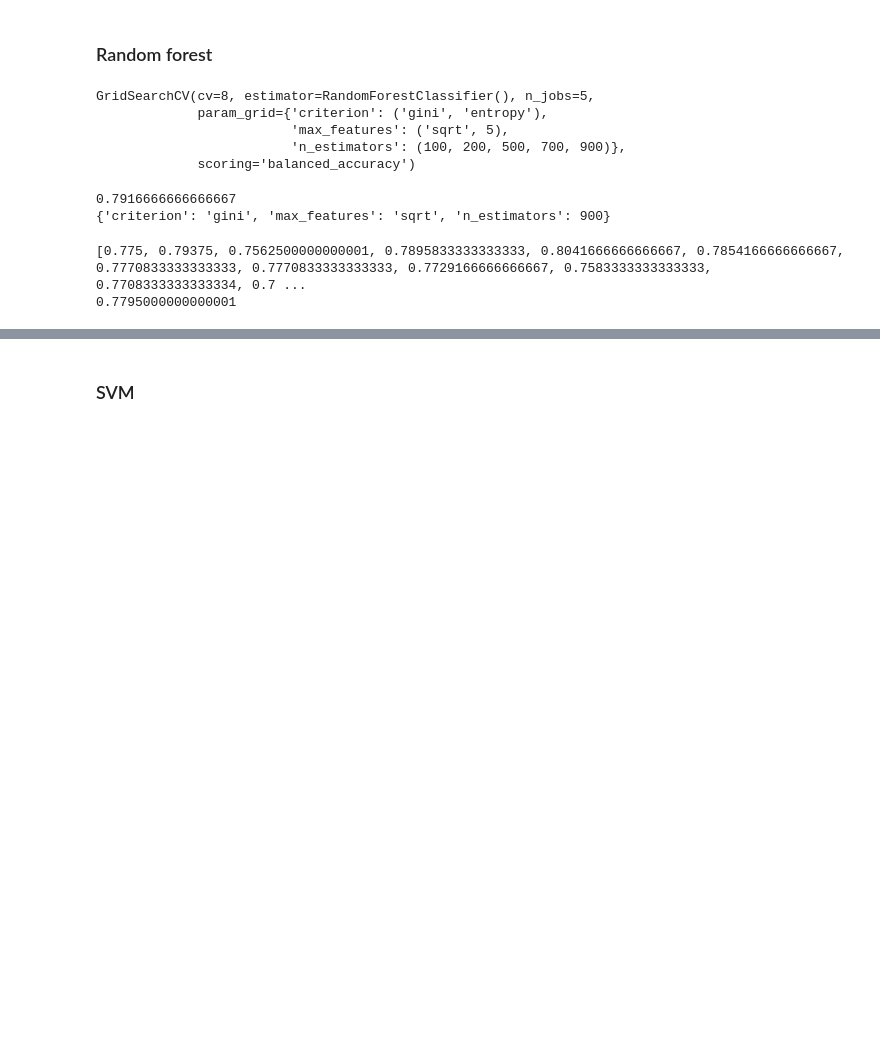
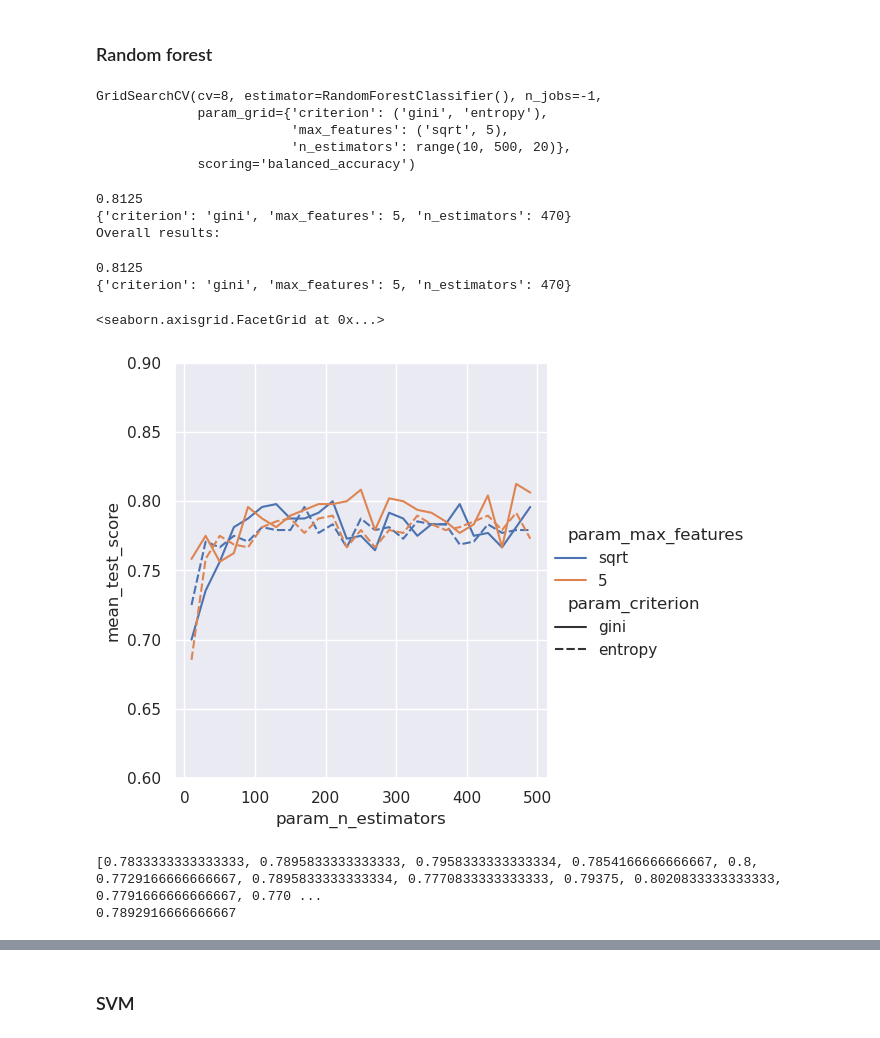
Before and after one commit to pettepiero/proglie, a Jupyter notebook: graphs.ipynb, the cells around one changed output, grey strips where cells are left out. Saved outputs shown, nothing was run; the diff lists cells and outputs as text; code cells hidden in the pictures; blank space fills up the shorter version.

```diff
--- a/graphs.ipynb
+++ b/graphs.ipynb
@@ -66,8 +67,10 @@ grid_param = {'criterion': ['gini', 'entropy'], 'min_samples_split': np.arange(2
 
 tree_cv = GridSearchCV(tree.DecisionTreeClassifier(), grid_param, cv=8, scoring='balanced_accuracy')
 tree_cv.fit(X, y)
-print(tree_cv.best_score_)   #result: 0.6791666666666667
-print(tree_cv.best_params_)  #result: {'criterion': 'entropy', 'min_samples_split': 4}
+print(tree_cv.best_score_)
+print(tree_cv.best_params_)
+criterion = tree_cv.best_params_["criterion"]
+min_samples_split = tree_cv.best_params_["min_samples_split"]
 # %% [output]
 GridSearchCV(cv=8, estimator=DecisionTreeClassifier(),
              param_grid={'criterion': ['gini', 'entropy'],
@@ -79,6 +82,5 @@ GridSearchCV(cv=8, estimator=DecisionTreeClassifier(),
 # %%
 # Dati per grafico Single Tree - tentativo 1
-
 TREE = []
 
 for i in range(50):
@@ -88,7 +90,7 @@ for i in range(50):
     # separating y from x and eliminating specimen number variable
     X = df.iloc[:, 2:16]
     y = df.iloc[:, 0]
-    clf_T1 = cross_validate(DecisionTreeClassifier(criterion = "entropy", min_samples_split = 4), X, y, cv=8, scoring = "balanced_accuracy")
+    clf_T1 = cross_validate(DecisionTreeClassifier(criterion = criterion, min_samples_split = min_samples_split), X, y, cv=8, scoring = "balanced_accuracy")
     scores_tree = np.mean(clf_T1["test_score"])
     TREE.append(scores_tree)
 
@@ -125,20 +127,43 @@ X = df.iloc[:, 2:16]
 y = df.iloc[:, 0]
 
 # griglia dei parametri su cui fare la ricerca
-grid_param = {"n_estimators": (100, 200, 500, 700, 900), 'criterion': ('gini', 'entropy'), 'max_features': ('sqrt', 5)}
+grid_param = {"n_estimators": range(10, 500, 20), 'criterion': ('gini', 'entropy'), 'max_features': ('sqrt', 5)}
 
-rf_cv = GridSearchCV(RandomForestClassifier(), grid_param, cv=8, scoring='balanced_accuracy', n_jobs=5)
+rf_cv = GridSearchCV(RandomForestClassifier(), grid_param, cv=8, scoring='balanced_accuracy', n_jobs=-1)
 rf_cv.fit(X, y)
-print(rf_cv.best_score_)    #result: 0.8145833333333333
-print(rf_cv.best_params_)   #result: {'criterion': 'gini', 'max_features': 'sqrt', 'n_estimators': 200}
+print(rf_cv.best_score_)
+print(rf_cv.best_params_)
+criterion = rf_cv.best_params_["criterion"]
+max_features = rf_cv.best_params_["max_features"]
+n_estimators = rf_cv.best_params_["n_estimators"]
+print("Overall results:")
+rf_results = pd.DataFrame.from_dict(rf_cv.cv_results_)
 # %% [output]
-GridSearchCV(cv=8, estimator=RandomForestClassifier(), n_jobs=5,
+GridSearchCV(cv=8, estimator=RandomForestClassifier(), n_jobs=-1,
              param_grid={'criterion': ('gini', 'entropy'),
                          'max_features': ('sqrt', 5),
-                         'n_estimators': (100, 200, 500, 700, 900)},
+                         'n_estimators': range(10, 500, 20)},
              scoring='balanced_accuracy')
-0.7916666666666667
-{'criterion': 'gini', 'max_features': 'sqrt', 'n_estimators': 900}
+0.8125
+{'criterion': 'gini', 'max_features': 5, 'n_estimators': 470}
+Overall results:
+# %%
+#plotting
+print(rf_cv.best_score_)
+print(rf_cv.best_params_)
+sns.set_theme()
+myplot = sns.relplot(data=rf_results,
+            x = rf_results["param_n_estimators"],
+            y = rf_results["mean_test_score"],
+            hue = rf_results["param_max_features"],
+            style = rf_results["param_criterion"],
+            kind = "line")
+myplot.set(ylim=(0.60, 0.90))
+# %% [output]
+0.8125
+{'criterion': 'gini', 'max_features': 5, 'n_estimators': 470}
+<seaborn.axisgrid.FacetGrid at 0x...>
+[figure, added]
 # %%
 # Dati per grafico Random Forest - tentativo 1
 
@@ -151,14 +176,14 @@ for i in range(50):
     # separating y from x and eliminating specimen number variable
     X = df.iloc[:, 2:16]
     y = df.iloc[:, 0]
-    clf_RF1 = cross_validate(RandomForestClassifier(n_estimators = 200, criterion = "gini", max_features= "sqrt"), X, y, cv=8, scoring = "balanced_accuracy", n_jobs = 5)
+    clf_RF1 = cross_validate(RandomForestClassifier(n_estimators = n_estimators, criterion = criterion, max_features= max_features), X, y, cv=8, scoring = "balanced_accuracy", n_jobs = 5)
     scores_RF = np.mean(clf_RF1["test_score"])
     RAN_FOR.append(scores_RF)
 print(RAN_FOR)
 print(np.mean(RAN_FOR))
 # %% [output]
-[0.775, 0.79375, 0.7562500000000001, 0.7895833333333333, 0.8041666666666667, 0.7854166666666667, 0.7770833333333333, 0.7770833333333333, 0.7729166666666667, 0.7583333333333333, 0.7708333333333334, 0.7 ...
-0.7795000000000001
+[0.7833333333333333, 0.7895833333333333, 0.7958333333333334, 0.7854166666666667, 0.8, 0.7729166666666667, 0.7895833333333334, 0.7770833333333333, 0.79375, 0.8020833333333333, 0.7791666666666667, 0.770 ...
+0.7892916666666667
 # %%
 #timing
 
```
Also changed, not shown: parts of 15 cells of this notebook.
